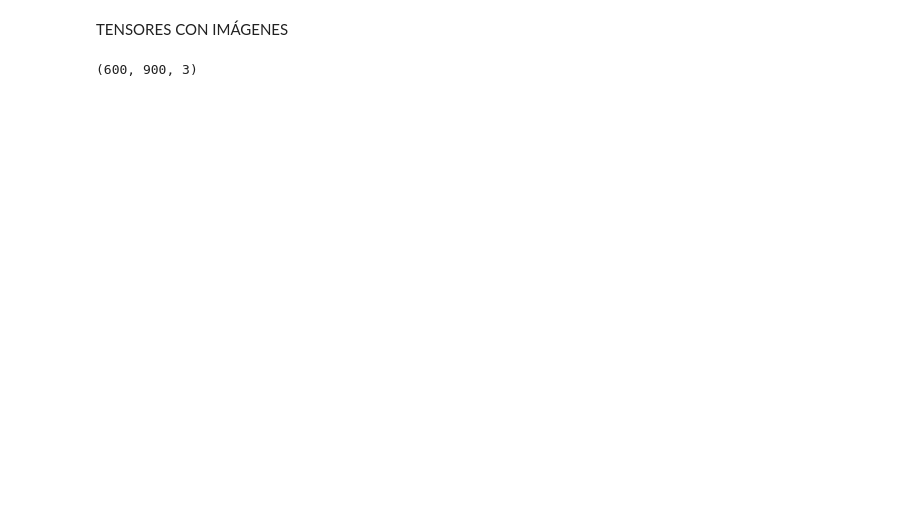
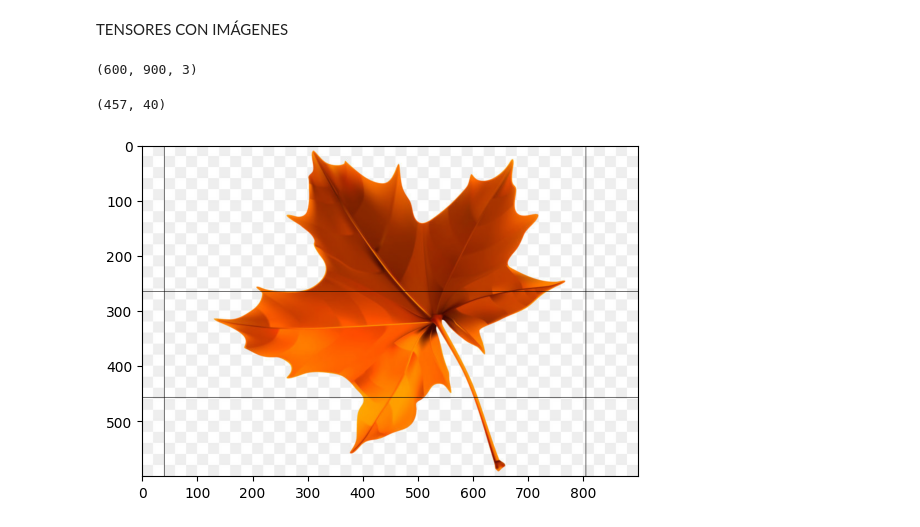
Before and after one commit to lunajulio/Tensors, a Jupyter notebook: tensors.ipynb, the cells around one changed output. Cells and saved outputs as stored; diff of their text form; code cells hidden in the pictures; blank space fills up the shorter version.

```diff
--- a/tensors.ipynb
+++ b/tensors.ipynb
@@ -122,3 +119,13 @@ image_array = np.array(image)
 print(image_array.shape)
 # %% [output]
 (600, 900, 3)
+# %%
+#Crear una tupla con valores aleatorios de la imagen
+t = (np.random.randint(0, image_array.shape[0]), np.random.randint(0, image_array.shape[1]))
+print(t)
+# %% [output]
+(457, 40)
+# %%
+graphic_(t, image_array)
+# %% [output]
+[figure, added]
```
Also changed, not shown: parts of 4 cells of this notebook, 2 other files.
